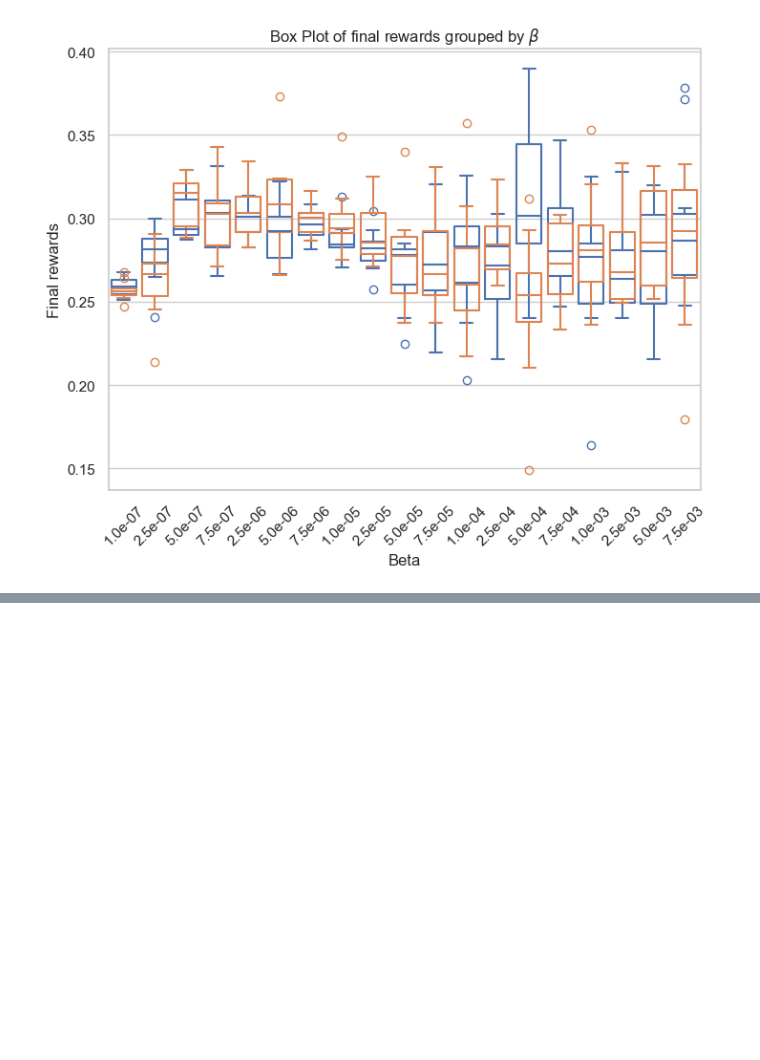
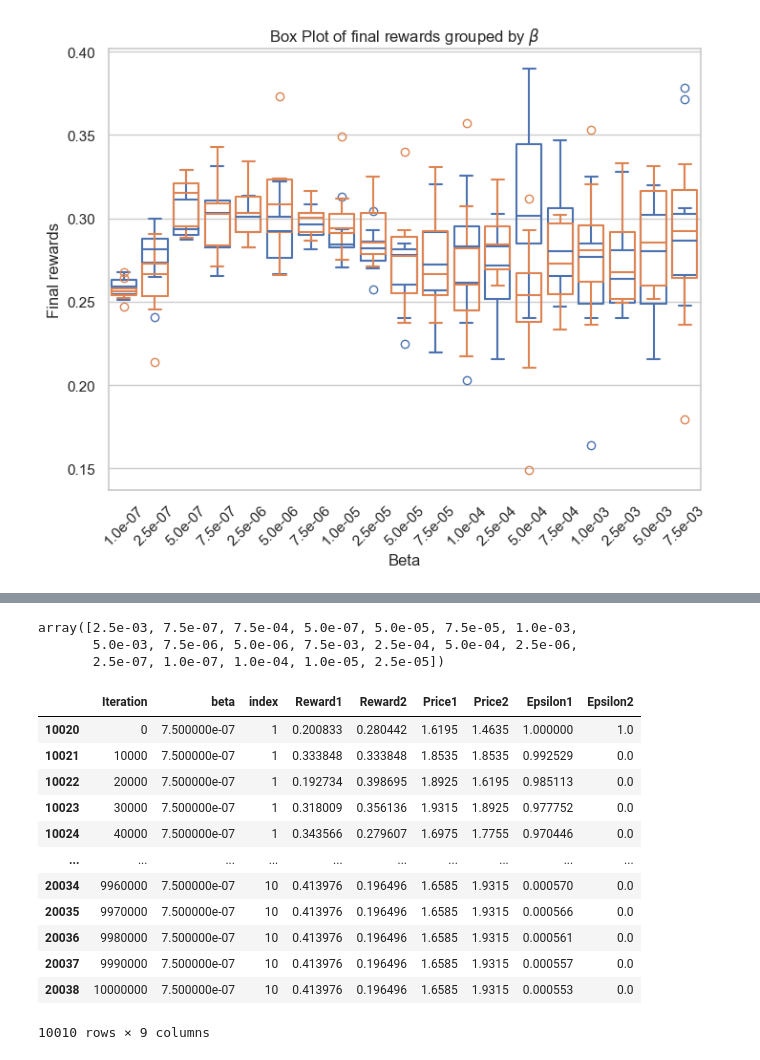
Before and after one commit to Suzie14/RLandPricing, a Jupyter notebook: notebooks/main.ipynb, the cells around one changed output, grey strips where cells are left out. Cells and saved outputs as stored; diff of their text form; code cells hidden in the pictures; blank space fills up the shorter version.

```diff
--- a/notebooks/main.ipynb
+++ b/notebooks/main.ipynb
@@ -169,0 +179,2 @@ repart_rewards(fin_df)
+# %%
+df = pd.read_csv('../final_data/res_diff_epsilon.csv')
@@ -169,0 +200,23 @@ repart_rewards(fin_df)
+# %%
+df['beta'].unique()
+# %% [output]
+array([2.5e-03, 7.5e-07, 7.5e-04, 5.0e-07, 5.0e-05, 7.5e-05, 1.0e-03,
+       5.0e-03, 7.5e-06, 5.0e-06, 7.5e-03, 2.5e-04, 5.0e-04, 2.5e-06,
+       2.5e-07, 1.0e-07, 1.0e-04, 1.0e-05, 2.5e-05])
+# %%
+df_beta = lc_df[lc_df['beta']==7.5e-07]
+df_beta
+# %% [output]
+|  | Iteration | beta | index | Reward1 | Reward2 | Price1 | Price2 | Epsilon1 | Epsilon2 |
+| 10020 | 0 | 7.500000e-07 | 1 | 0.200833 | 0.280442 | 1.6195 | 1.4635 | 1.000000 | 1.0 |
+| 10021 | 10000 | 7.500000e-07 | 1 | 0.333848 | 0.333848 | 1.8535 | 1.8535 | 0.992529 | 0.0 |
+| 10022 | 20000 | 7.500000e-07 | 1 | 0.192734 | 0.398695 | 1.8925 | 1.6195 | 0.985113 | 0.0 |
+| 10023 | 30000 | 7.500000e-07 | 1 | 0.318009 | 0.356136 | 1.9315 | 1.8925 | 0.977752 | 0.0 |
+| 10024 | 40000 | 7.500000e-07 | 1 | 0.343566 | 0.279607 | 1.6975 | 1.7755 | 0.970446 | 0.0 |
+| ... | ... | ... | ... | ... | ... | ... | ... | ... | ... |
+| 20034 | 9960000 | 7.500000e-07 | 10 | 0.413976 | 0.196496 | 1.6585 | 1.9315 | 0.000570 | 0.0 |
+| 20035 | 9970000 | 7.500000e-07 | 10 | 0.413976 | 0.196496 | 1.6585 | 1.9315 | 0.000566 | 0.0 |
+| 20036 | 9980000 | 7.500000e-07 | 10 | 0.413976 | 0.196496 | 1.6585 | 1.9315 | 0.000561 | 0.0 |
+| 20037 | 9990000 | 7.500000e-07 | 10 | 0.413976 | 0.196496 | 1.6585 | 1.9315 | 0.000557 | 0.0 |
+| 20038 | 10000000 | 7.500000e-07 | 10 | 0.413976 | 0.196496 | 1.6585 | 1.9315 | 0.000553 | 0.0 |
+10010 rows × 9 columns
```
Also changed, not shown: parts of 10 cells of this notebook.
